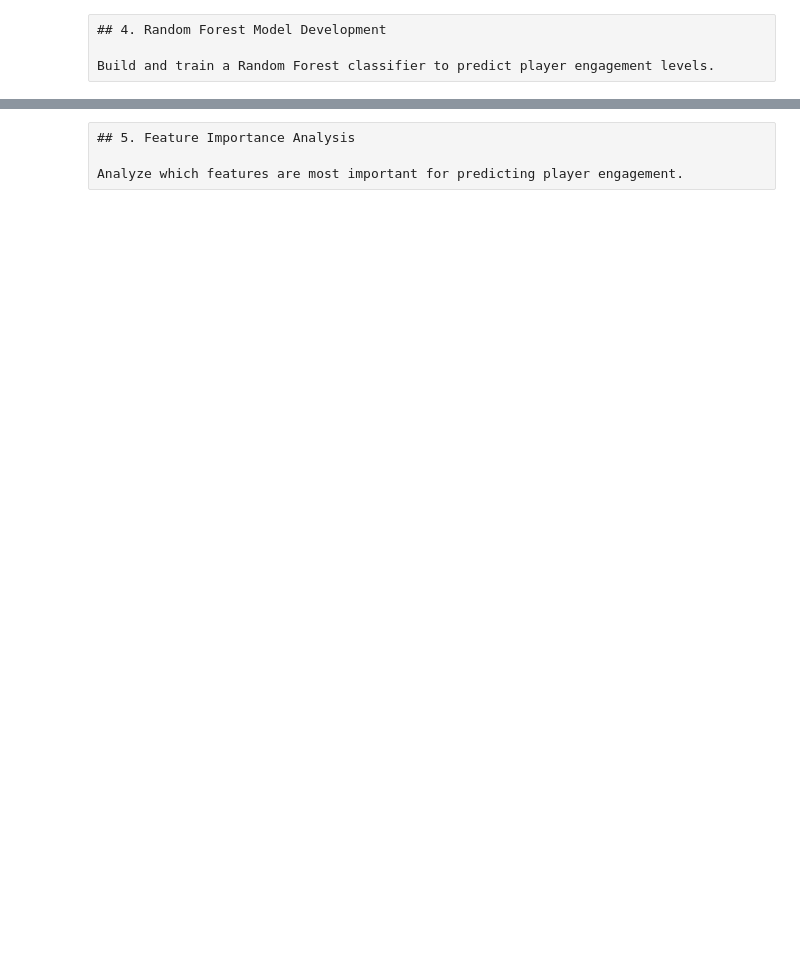
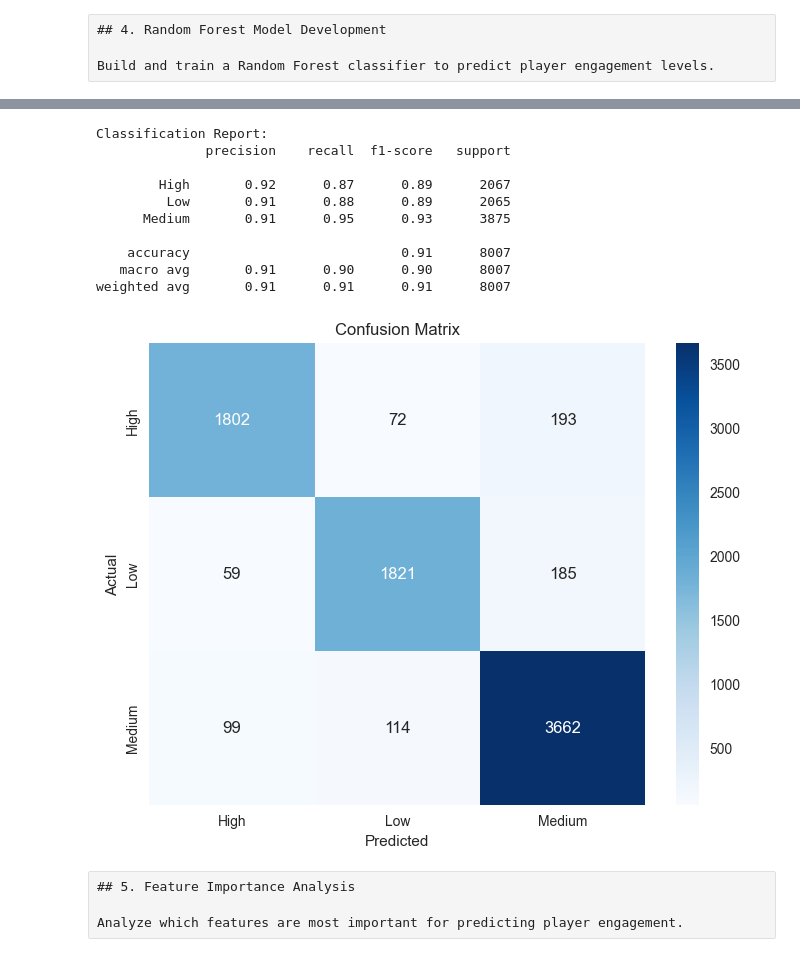
Before and after one commit to AnKoCare/DAV_Project, a Jupyter notebook: gaming_behavior_analysis.ipynb, the cells around one changed output, grey strips where cells are left out. Drawn from its saved outputs; the diff is of its cells as text; code cells hidden in the pictures; blank space fills up the shorter version.

```diff
--- a/gaming_behavior_analysis.ipynb
+++ b/gaming_behavior_analysis.ipynb
@@ -346,3 +463,61 @@ weighted avg       0.91      0.91      0.91      8007
+# %%
+# ========== ĐÁNH GIÁ CHI TIẾT HIỆU SUẤT MÔ HÌNH ==========
+
+# ===== BÁOCÁO PHÂN LOẠI CHI TIẾT (CLASSIFICATION REPORT) =====
+
+# In tiêu đề cho phần báo cáo phân loại
+print("Classification Report:")
+
+# Tạo báo cáo chi tiết bao gồm precision, recall, f1-score cho từng class
+print(classification_report(
+    y_test,                     # Nhãn thực tế (ground truth)
+    y_pred,                     # Nhãn dự đoán từ model
+    target_names=target_encoder.classes_  # Tên các class: ['High', 'Low', 'Medium']
+))
+
+# ===== MA TRẬN NHẦM LẪN (CONFUSION MATRIX) =====
+
+# Tạo khung vẽ cho confusion matrix với kích thước 8x6 inch
+plt.figure(figsize=(8, 6))
+
+# Tính ma trận nhầm lẫn: so sánh dự đoán vs thực tế
+# Mỗi ô [i,j] = số lượng mẫu thực tế class i được dự đoán thành class j
+cm = confusion_matrix(y_test,      # Nhãn thực tế
+                     y_pred)       # Nhãn dự đoán
+
+# Vẽ heatmap cho confusion matrix
+sns.heatmap(
+    cm,                                    # Dữ liệu ma trận nhầm lẫn
+    annot=True,                           # Hiển thị số liệu trên từng ô
+    fmt='d',                              # Format số nguyên (không có số thập phân)
+    cmap='Blues',                         # Bảng màu xanh dương (nhạt → đậm)
+    xticklabels=target_encoder.classes_,  # Nhãn trục x: ['High', 'Low', 'Medium']
+    yticklabels=target_encoder.classes_   # Nhãn trục y: ['High', 'Low', 'Medium']
+)
+
+# Thêm tiêu đề cho biểu đồ
+plt.title('Confusion Matrix')
+
+# Thêm nhãn cho trục x (dự đoán)
+plt.xlabel('Predicted')
+
+# Thêm nhãn cho trục y (thực tế)
+plt.ylabel('Actual')
+
+# Hiển thị biểu đồ
+plt.show()
+# %% [output]
+Classification Report:
+              precision    recall  f1-score   support
+
+        High       0.92      0.87      0.89      2067
+         Low       0.91      0.88      0.89      2065
+      Medium       0.91      0.95      0.93      3875
+
+    accuracy                           0.91      8007
+   macro avg       0.91      0.90      0.90      8007
+weighted avg       0.91      0.91      0.91      8007
+[figure, added]
 # %% [raw]
 ## 5. Feature Importance Analysis
 
```
Also changed, not shown: parts of 42 cells of this notebook.
